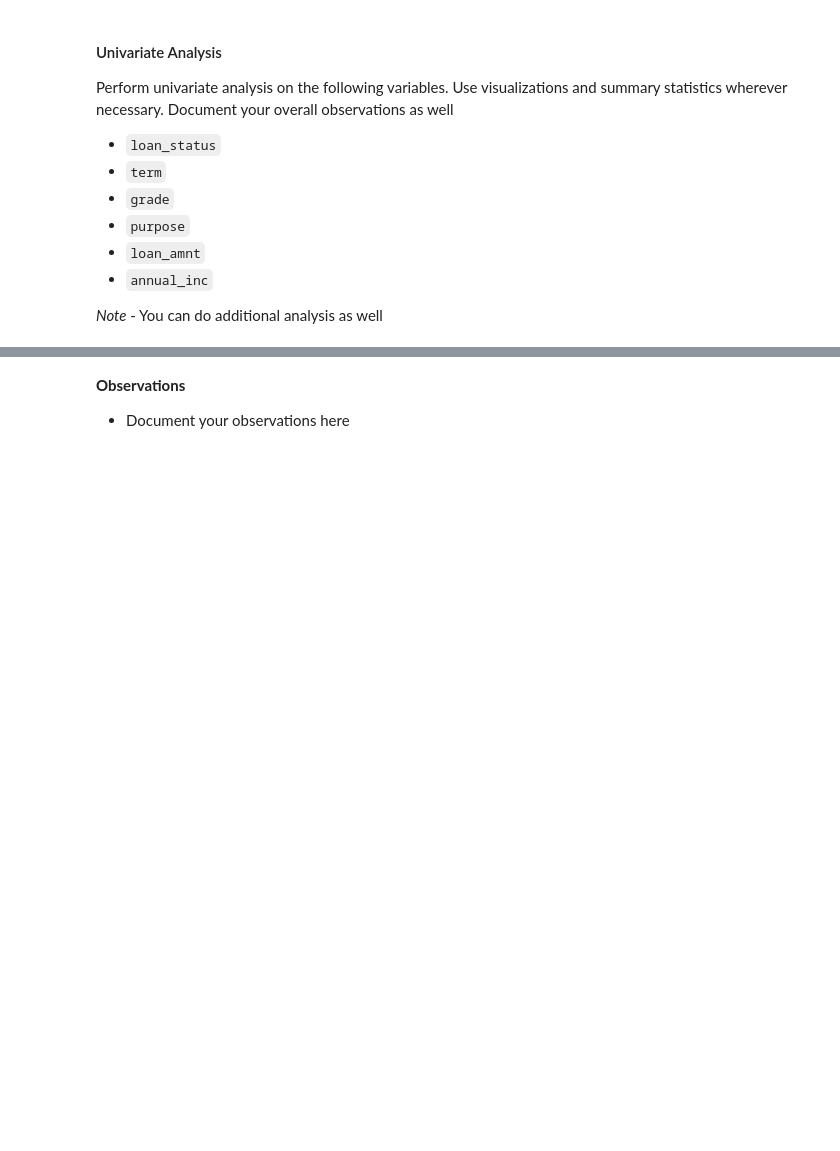
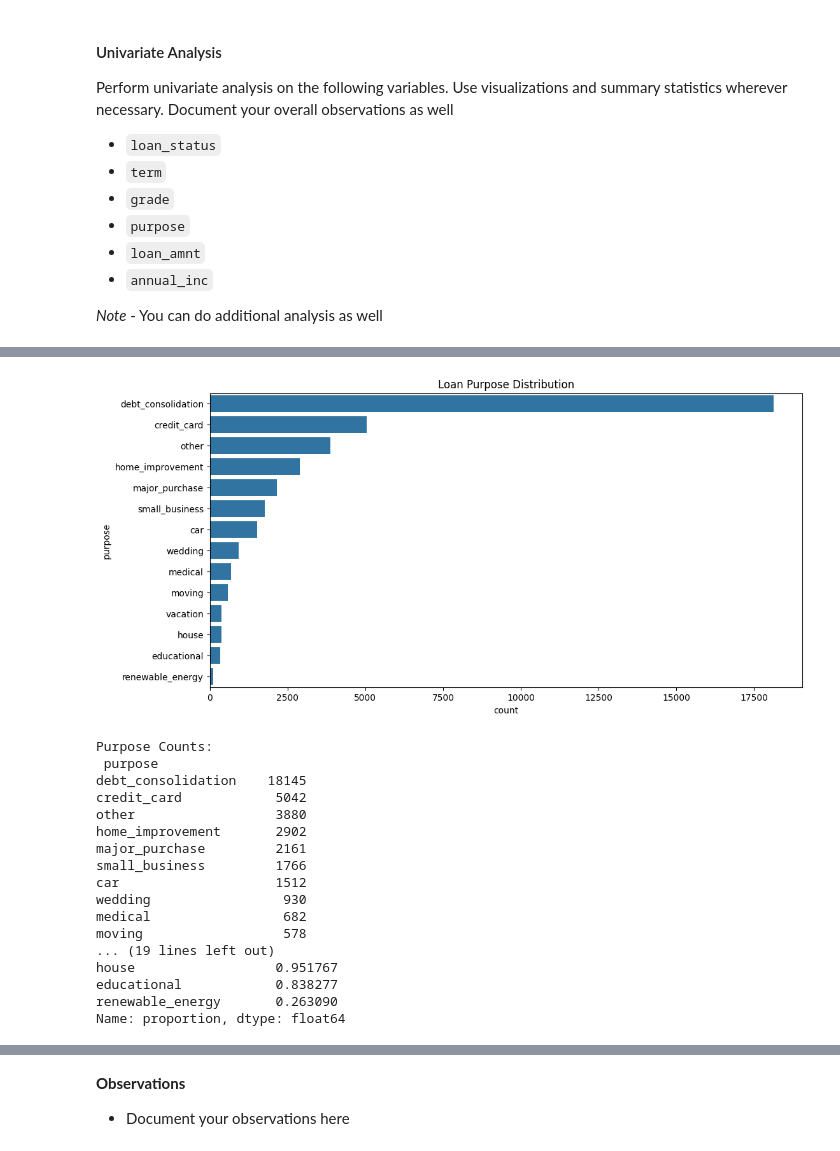
Before and after one commit to rajesh991986/Ik, a Jupyter notebook: Starter_Code_Loan_Approval_Lending_Club.ipynb, the cells around one changed output, grey strips where cells are left out. Cells and saved outputs as stored; diff of their text form; code cells hidden in the pictures; blank space fills up the shorter version.

```diff
--- a/Starter_Code_Loan_Approval_Lending_Club.ipynb
+++ b/Starter_Code_Loan_Approval_Lending_Club.ipynb
@@ -378,0 +453,32 @@ Perform univariate analysis on the following variables. Use visualizations and s
+# %%
+## Write Code here
+# Visualize purpose distribution
+plt.figure(figsize=(12, 6))
+sns.countplot(data=loans_df, y='purpose', order=loans_df['purpose'].value_counts().index)
+plt.title('Loan Purpose Distribution')
+plt.show()
+
+# Calculate summary statistics
+purpose_counts = loans_df['purpose'].value_counts()
+purpose_percentage = loans_df['purpose'].value_counts(normalize=True) * 100
+print("Purpose Counts:\n", purpose_counts)
+print("\nPurpose Percentage:\n", purpose_percentage)
+# %% [output]
+[figure, added]
+Purpose Counts:
+ purpose
+debt_consolidation    18145
+credit_card            5042
+other                  3880
+home_improvement       2902
+major_purchase         2161
+small_business         1766
+car                    1512
+wedding                 930
+medical                 682
+moving                  578
+... (19 lines left out)
+house                  0.951767
+educational            0.838277
+renewable_energy       0.263090
+Name: proportion, dtype: float64
```
Also changed, not shown: parts of 13 cells of this notebook.
